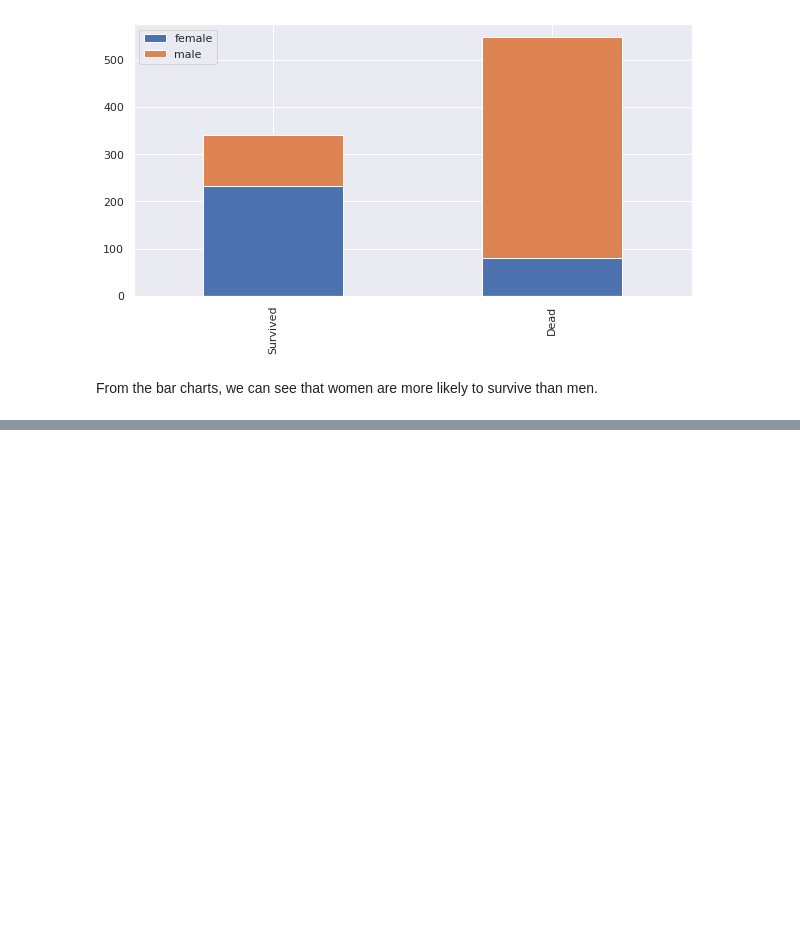
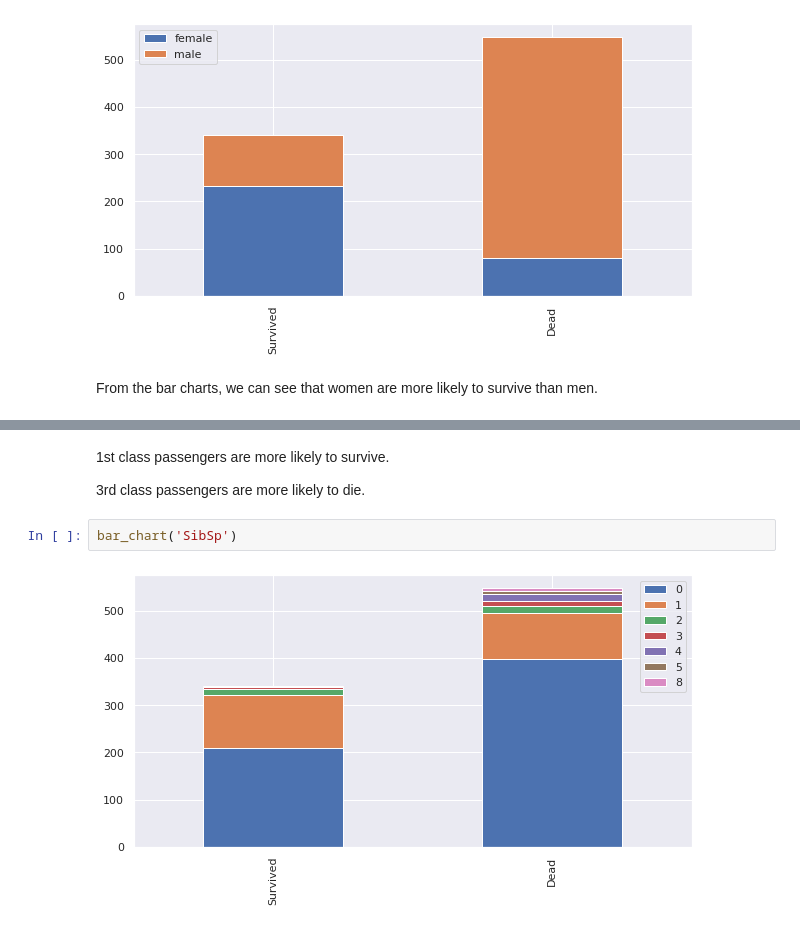
Before and after one commit to ikikika/data_science, a Jupyter notebook: titanic-kaggle/titanic_kaggle.ipynb, the cells around one changed output, grey strips where cells are left out. Saved outputs shown, nothing was run; the diff lists cells and outputs as text; blank space fills up the shorter version.

```diff
--- a/titanic-kaggle/titanic_kaggle.ipynb
+++ b/titanic-kaggle/titanic_kaggle.ipynb
@@ -115,0 +120,8 @@ From the bar charts, we can see that women are more likely to survive than men.
+# %% [markdown]
+1st class passengers are more likely to survive.
+
+3rd class passengers are more likely to die.
+# %%
+bar_chart('SibSp')
+# %% [output]
+[figure, added]
```
Also changed, not shown: parts of 6 cells of this notebook.
